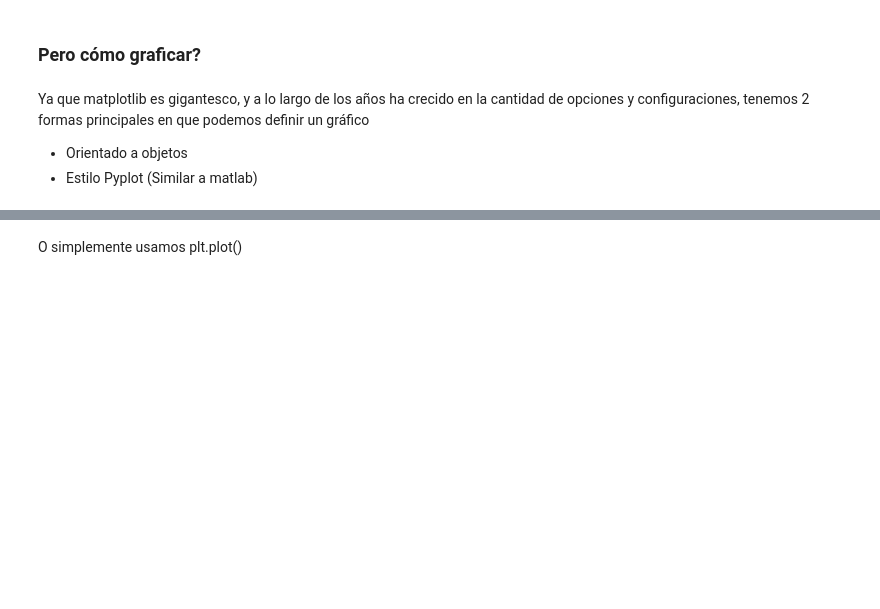
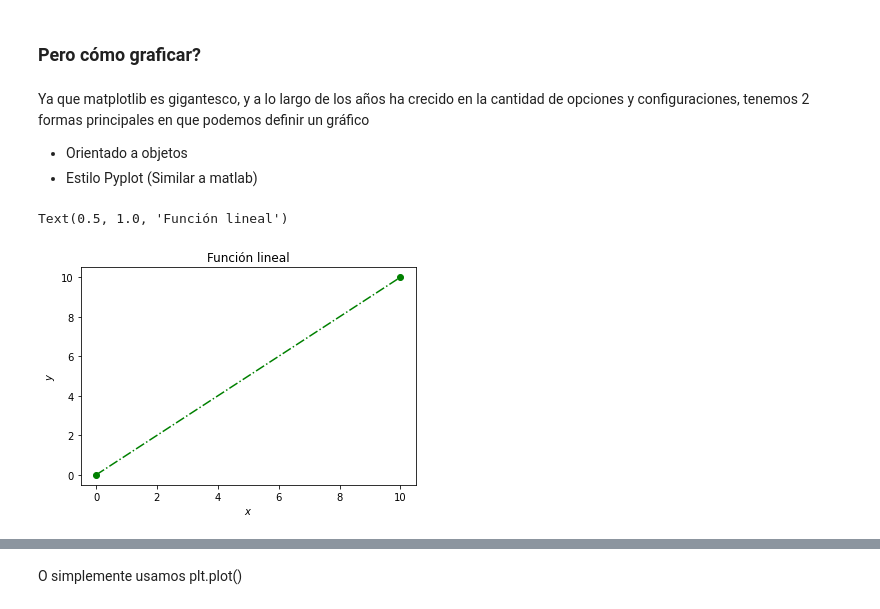
Before and after one commit to gellanz/DSC-Python, a Jupyter notebook: BasicosNumpy.ipynb, the cells around one changed output, grey strips where cells are left out. Drawn from its saved outputs; the diff is of its cells as text; code cells hidden in the pictures; blank space fills up the shorter version.

```diff
--- a/BasicosNumpy.ipynb
+++ b/BasicosNumpy.ipynb
@@ -81,5 +82,14 @@ Ya que matplotlib es gigantesco, y a lo largo de los años ha crecido en la cant
 
 - Orientado a objetos
 - Estilo Pyplot (Similar a matlab)
+# %%
+x = np.linspace(0,10,2)
+plt.plot(x,x,'-.go')
+plt.xlabel('$x$')
+plt.ylabel('$y$')
+plt.title('Función lineal')
+# %% [output]
+Text(0.5, 1.0, 'Función lineal')
+[figure, added]
 # %%
 fig, ax = plt.subplots()
```
Also changed, not shown: parts of 11 cells of this notebook.
